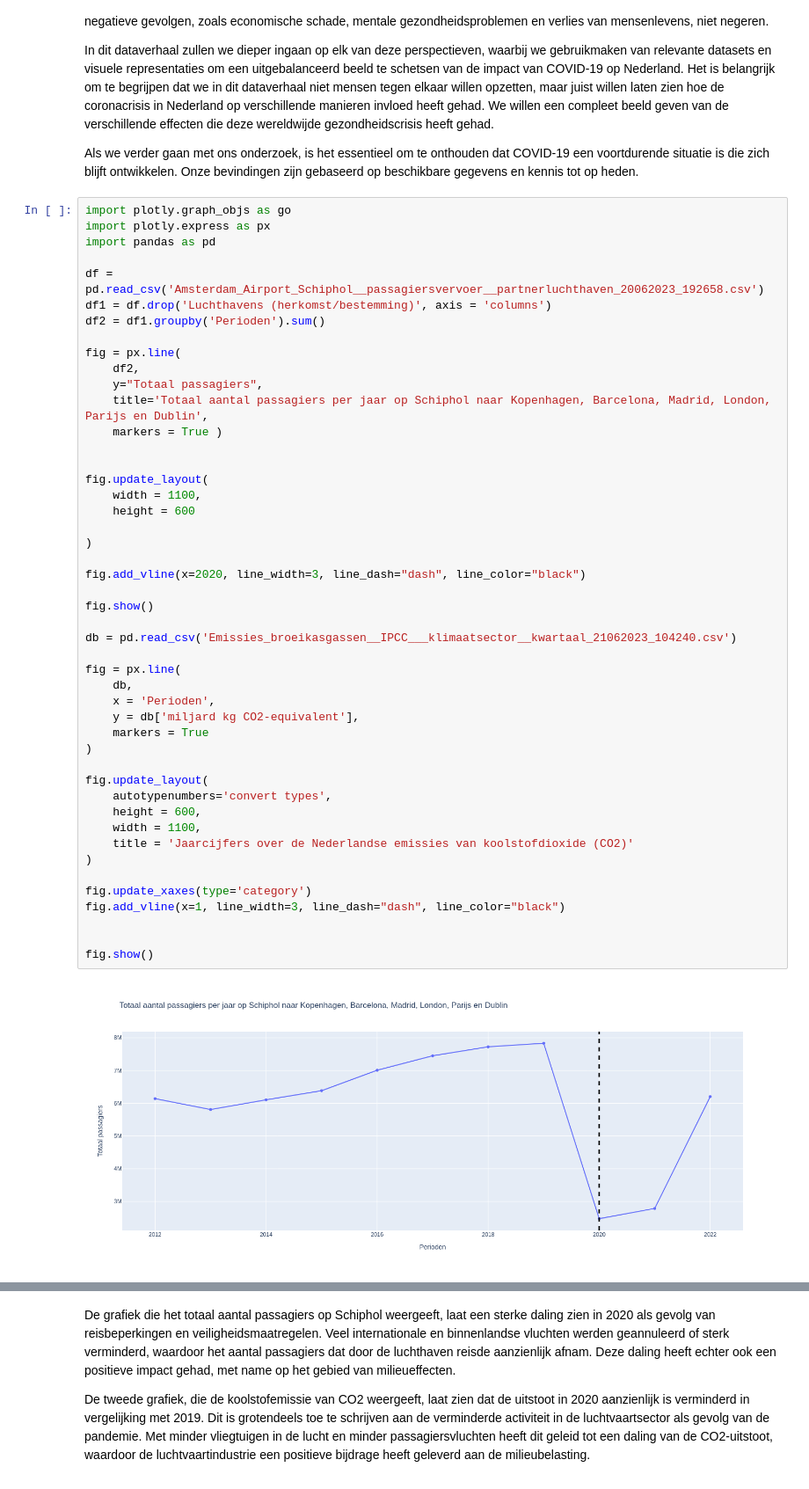
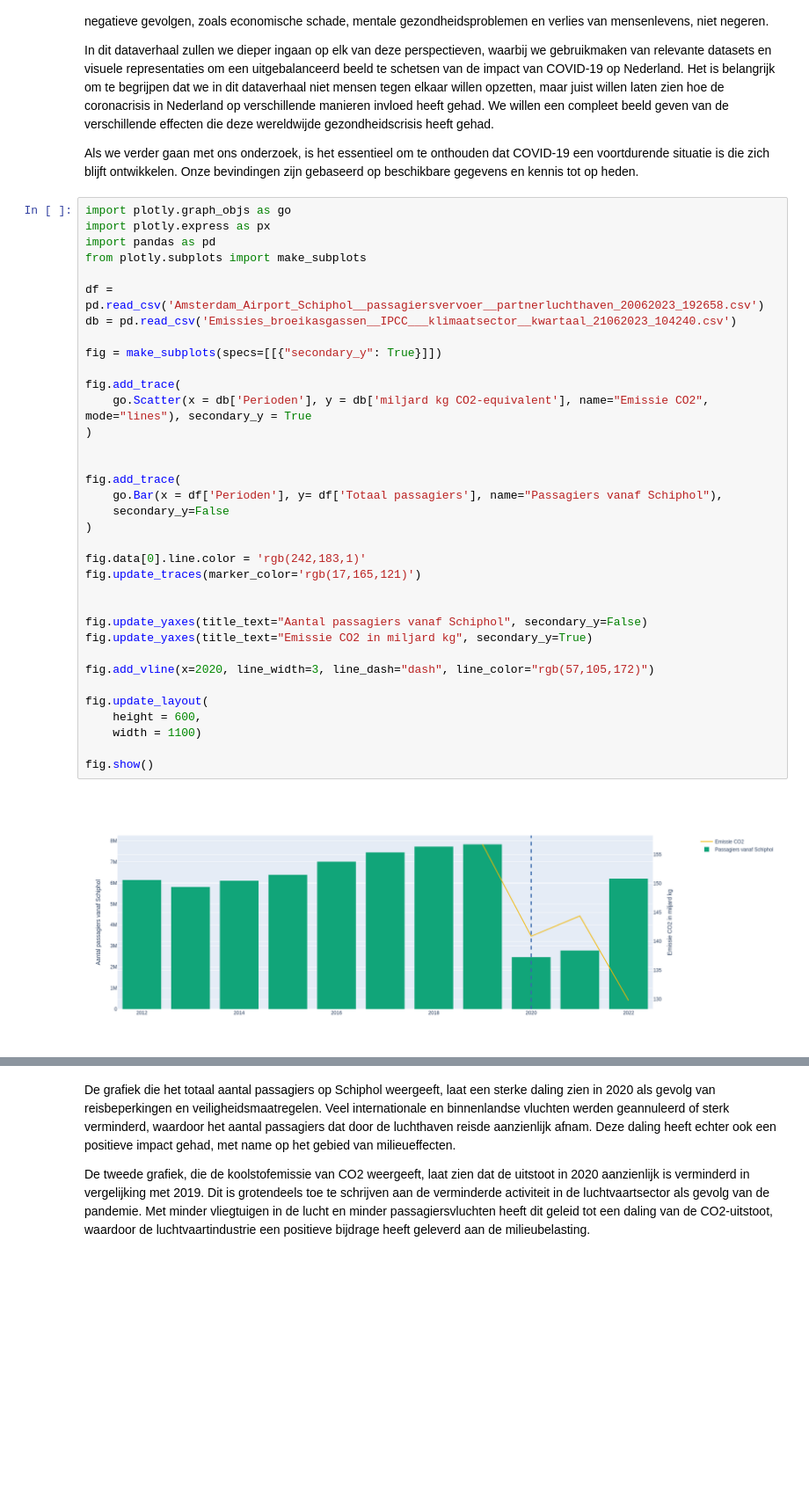
Before and after one commit to hannekesjoers/IV2023, a Jupyter notebook: docs/notebook.ipynb, the cells around one changed output, grey strips where cells are left out. Shown at 88% size. Drawn from its saved outputs; the diff is of its cells as text; blank space fills up the shorter version.

Commit message:
Final graphs

```diff
--- a/docs/notebook.ipynb
+++ b/docs/notebook.ipynb
@@ -17,49 +17,37 @@ Als we verder gaan met ons onderzoek, is het essentieel om te onthouden dat COVI
 # %%
 import plotly.graph_objs as go
 import plotly.express as px
 import pandas as pd
+from plotly.subplots import make_subplots
 
 df = pd.read_csv('Amsterdam_Airport_Schiphol__passagiersvervoer__partnerluchthaven_20062023_192658.csv')
-df1 = df.drop('Luchthavens (herkomst/bestemming)', axis = 'columns')
-df2 = df1.groupby('Perioden').sum()
+db = pd.read_csv('Emissies_broeikasgassen__IPCC___klimaatsector__kwartaal_21062023_104240.csv')
 
-fig = px.line(
-    df2,
-    y="Totaal passagiers",
-    title='Totaal aantal passagiers per jaar op Schiphol naar Kopenhagen, Barcelona, Madrid, London, Parijs en Dublin',
-    markers = True )
+fig = make_subplots(specs=[[{"secondary_y": True}]])
+
+fig.add_trace(
+    go.Scatter(x = db['Perioden'], y = db['miljard kg CO2-equivalent'], name="Emissie CO2", mode="lines"), secondary_y = True
+)
 
 
-fig.update_layout(
-    width = 1100,
-    height = 600
-
+fig.add_trace(
+    go.Bar(x = df['Perioden'], y= df['Totaal passagiers'], name="Passagiers vanaf Schiphol"),
+    secondary_y=False
 )
 
-fig.add_vline(x=2020, line_width=3, line_dash="dash", line_color="black")
+fig.data[0].line.color = 'rgb(242,183,1)'
+fig.update_traces(marker_color='rgb(17,165,121)')
+
+
+fig.update_yaxes(title_text="Aantal passagiers vanaf Schiphol", secondary_y=False)
+fig.update_yaxes(title_text="Emissie CO2 in miljard kg", secondary_y=True)
+
+fig.add_vline(x=2020, line_width=3, line_dash="dash", line_color="rgb(57,105,172)")
+
+fig.update_layout(
+    height = 600,
+    width = 1100)
 
 fig.show()
-
-db = pd.read_csv('Emissies_broeikasgassen__IPCC___klimaatsector__kwartaal_21062023_104240.csv')
-
-fig = px.line(
-    db,
-    x = 'Perioden',
-    y = db['miljard kg CO2-equivalent'],
-    markers = True
-)
-
-fig.update_layout(
-    autotypenumbers='convert types',
-    height = 600,
-    width = 1100,
-    title = 'Jaarcijfers over de Nederlandse emissies van koolstofdioxide (CO2)'
-)
-
-fig.update_xaxes(type='category')
-fig.add_vline(x=1, line_width=3, line_dash="dash", line_color="black")
-
-
-fig.show()
 # %% [output]
-[figure, old version]
+[figure, new version]
```
Also changed, not shown: parts of 12 cells of this notebook, 13 other files.
